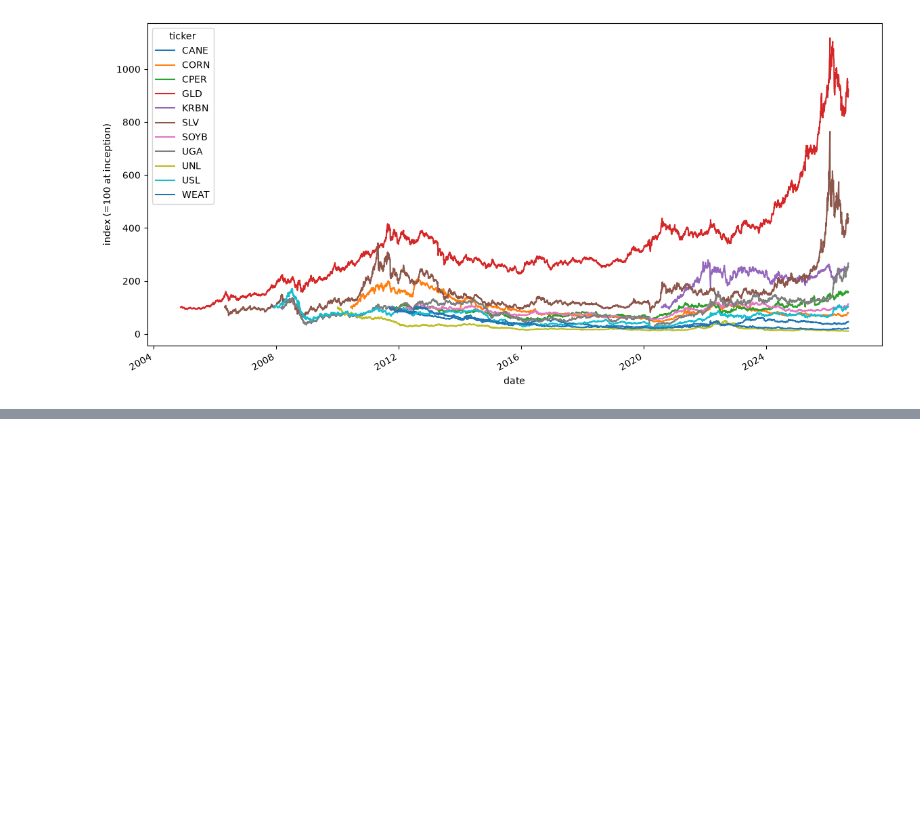
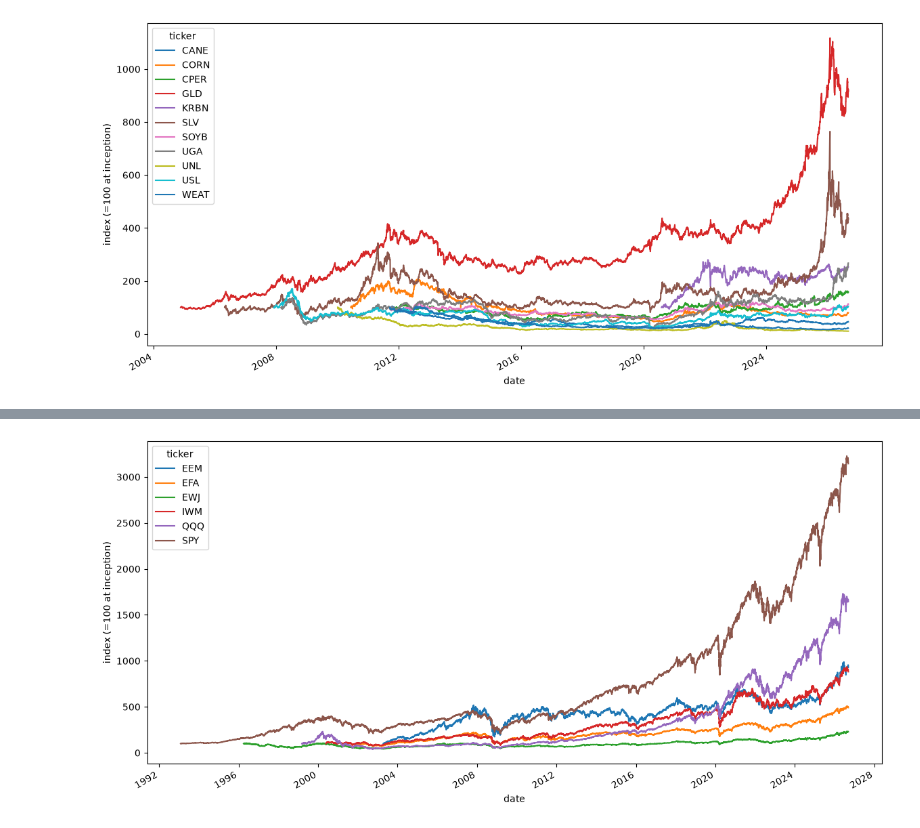
Before and after one commit to luciusneo1017/trading_research, a Jupyter notebook: strategies/trend_following/scripts/eda1.ipynb, the cells around one changed output, grey strips where cells are left out. Cells and saved outputs as stored; diff of their text form; code cells hidden in the pictures; blank space fills up the shorter version.

```diff
--- a/strategies/trend_following/scripts/eda1.ipynb
+++ b/strategies/trend_following/scripts/eda1.ipynb
@@ -126,0 +134,16 @@ plt.show()
+# %%
+import pandas as pd
+
+from libs.qc.panel_quality import diagnose, clean, returns
+
+panel = pd.read_parquet(f"{data_folder}/equities_panel.parquet")
+panel.columns.names = ["ticker", "field"]
+panel.index.name = "date"
+
+px_eq = panel.xs("adjClose",  axis=1, level="field")
+vol_eq = panel.xs("adjVolume", axis=1, level="field")
+
+print(diagnose(px_eq, vol_eq))        # look before cleaning
+
+filled, mask = clean(px_eq)
+rets = returns(filled, mask)
@@ -126,0 +183,10 @@ plt.show()
+# %%
+import matplotlib.pyplot as plt
+
+norm = px_eq / px_eq.apply(lambda s: s.loc[s.first_valid_index()]) * 100
+
+norm.plot(figsize=(14, 7), logy=False)
+plt.ylabel("index (=100 at inception)")
+plt.show()
+# %% [output]
+[figure, added]
```
Also changed, not shown: parts of 8 cells of this notebook, 5 other files.
